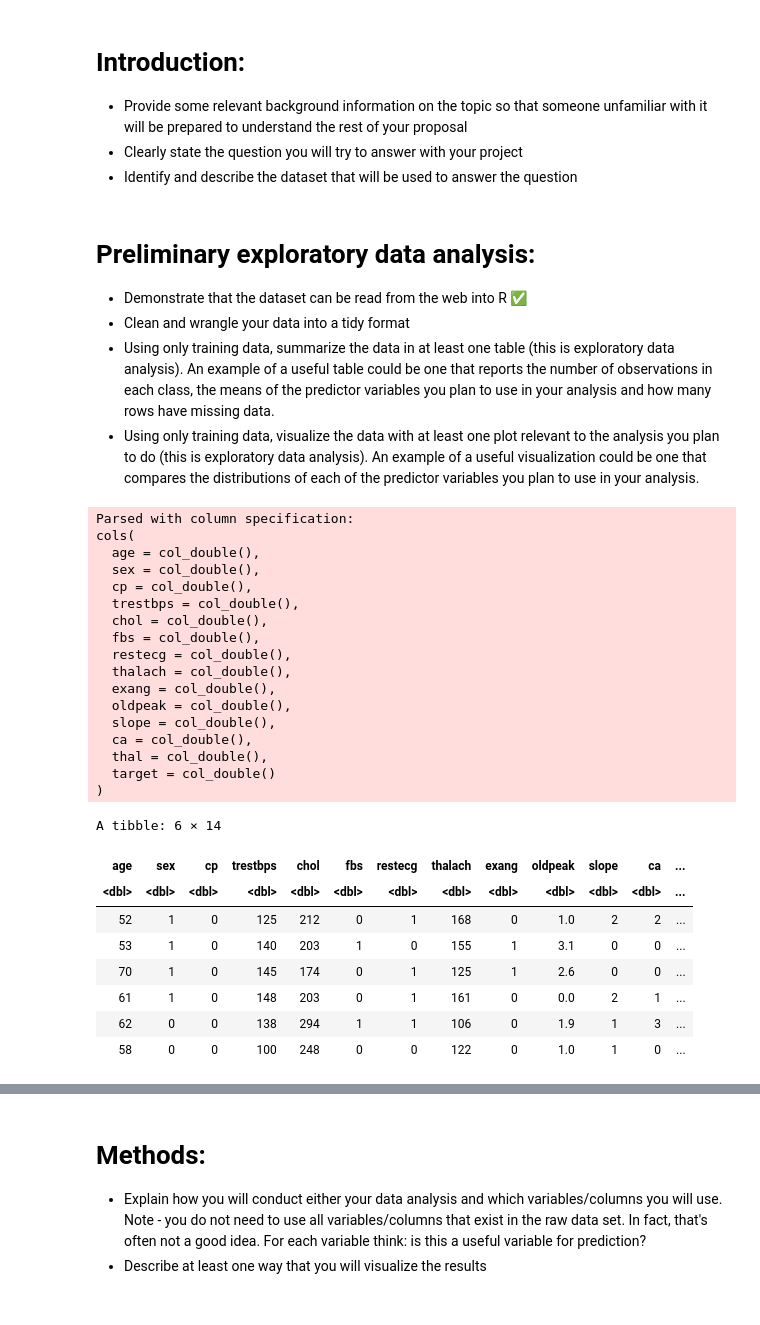
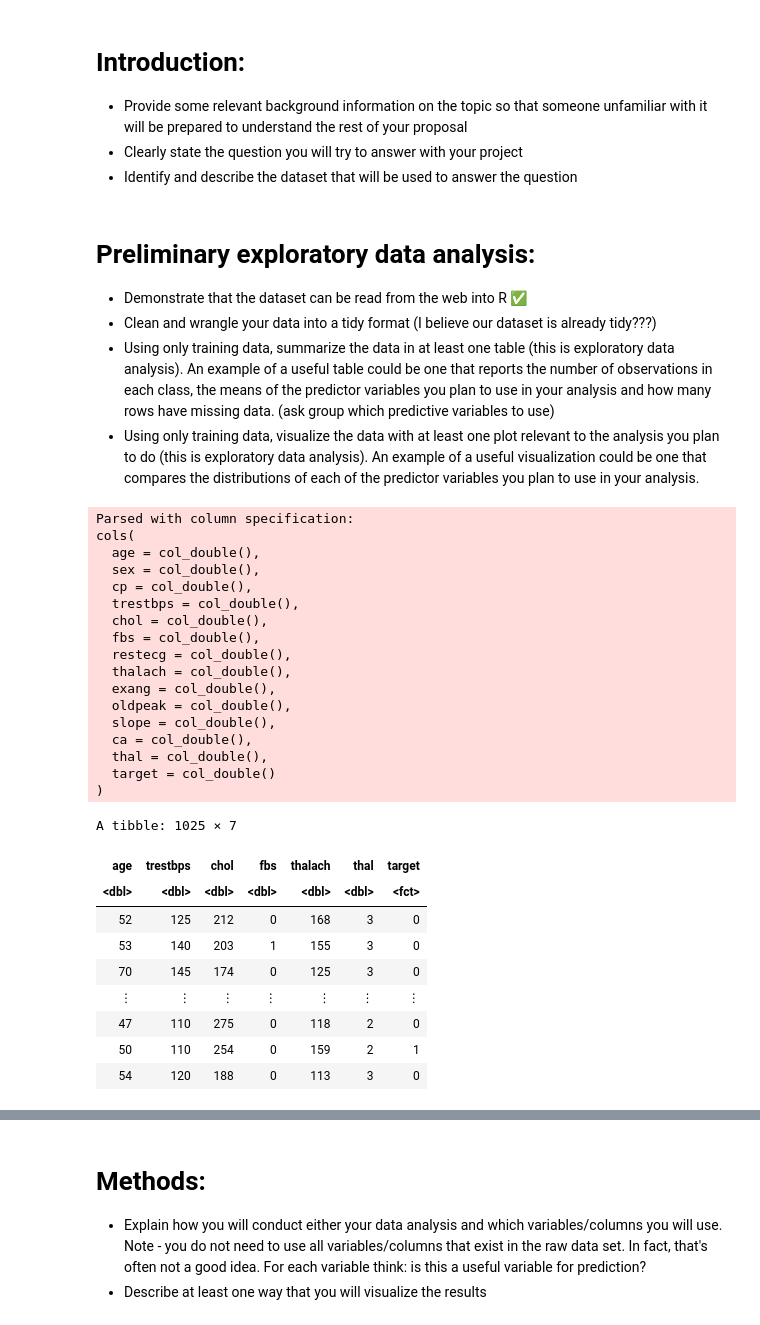
Before and after one commit to sadia-kd/DSCI-Project, a Jupyter notebook: Proposal.ipynb, the cells around one changed output, grey strips where cells are left out. Drawn from its saved outputs; the diff is of its cells as text; code cells hidden in the pictures.

```diff
--- a/Proposal.ipynb
+++ b/Proposal.ipynb
@@ -20,36 +20,39 @@ options(repr.matrix.max.rows = 6)
 # Preliminary exploratory data analysis:
 
 * Demonstrate that the dataset can be read from the web into R ✅
-* Clean and wrangle your data into a tidy format
-* Using only training data, summarize the data in at least one table (this is exploratory data analysis). An example of a useful table could be one that reports the number of observations in each class, the means of the predictor variables you plan to use in your analysis and how many rows have missing data.
+* Clean and wrangle your data into a tidy format (I believe our dataset is already tidy???)
+* Using only training data, summarize the data in at least one table (this is exploratory data analysis). An example of a useful table could be one that reports the number of observations in each class, the means of the predictor variables you plan to use in your analysis and how many rows have missing data. (ask group which predictive variables to use)
 * Using only training data, visualize the data with at least one plot relevant to the analysis you plan to do (this is exploratory data analysis). An example of a useful visualization could be one that compares the distributions of each of the predictor variables you plan to use in your analysis.
-# %%
-heart_disease_data <- read_csv("heart.csv")
-head(heart_disease_data)
-# %% [output]
-Parsed with column specification:
-cols(
-  age = col_double(),
-  sex = col_double(),
-  cp = col_double(),
-  trestbps = col_double(),
-  chol = col_double(),
-  fbs = col_double(),
-  restecg = col_double(),
-  thalach = col_double(),
-  exang = col_double(),
-  oldpeak = col_double(),
-  slope = col_double(),
-  ca = col_double(),
-  thal = col_double(),
-  target = col_double()
-)
-A tibble: 6 × 14
-| age | sex | cp | trestbps | chol | fbs | restecg | thalach | exang | oldpeak | slope | ca | ... |
-| <dbl> | <dbl> | <dbl> | <dbl> | <dbl> | <dbl> | <dbl> | <dbl> | <dbl> | <dbl> | <dbl> | <dbl> | ... |
-| 52 | 1 | 0 | 125 | 212 | 0 | 1 | 168 | 0 | 1.0 | 2 | 2 | ... |
-| 53 | 1 | 0 | 140 | 203 | 1 | 0 | 155 | 1 | 3.1 | 0 | 0 | ... |
-| 70 | 1 | 0 | 145 | 174 | 0 | 1 | 125 | 1 | 2.6 | 0 | 0 | ... |
-| 61 | 1 | 0 | 148 | 203 | 0 | 1 | 161 | 0 | 0.0 | 2 | 1 | ... |
-| 62 | 0 | 0 | 138 | 294 | 1 | 1 | 106 | 0 | 1.9 | 1 | 3 | ... |
-| 58 | 0 | 0 | 100 | 248 | 0 | 0 | 122 | 0 | 1.0 | 1 | 0 | ... |
+# %%
+heart_disease <- read_csv("heart.csv") %>%
+    mutate(target = as_factor(target)) %>%
+    select(age, trestbps, chol, fbs, thalach, thal, target)
+heart_disease
+# %% [output]
+Parsed with column specification:
+cols(
+  age = col_double(),
+  sex = col_double(),
+  cp = col_double(),
+  trestbps = col_double(),
+  chol = col_double(),
+  fbs = col_double(),
+  restecg = col_double(),
+  thalach = col_double(),
+  exang = col_double(),
+  oldpeak = col_double(),
+  slope = col_double(),
+  ca = col_double(),
+  thal = col_double(),
+  target = col_double()
+)
+A tibble: 1025 × 7
+| age | trestbps | chol | fbs | thalach | thal | target |
+| <dbl> | <dbl> | <dbl> | <dbl> | <dbl> | <dbl> | <fct> |
+| 52 | 125 | 212 | 0 | 168 | 3 | 0 |
+| 53 | 140 | 203 | 1 | 155 | 3 | 0 |
+| 70 | 145 | 174 | 0 | 125 | 3 | 0 |
+| ⋮ | ⋮ | ⋮ | ⋮ | ⋮ | ⋮ | ⋮ |
+| 47 | 110 | 275 | 0 | 118 | 2 | 0 |
+| 50 | 110 | 254 | 0 | 159 | 2 | 1 |
+| 54 | 120 | 188 | 0 | 113 | 3 | 0 |
```
Also changed, not shown: parts of 5 cells of this notebook.
